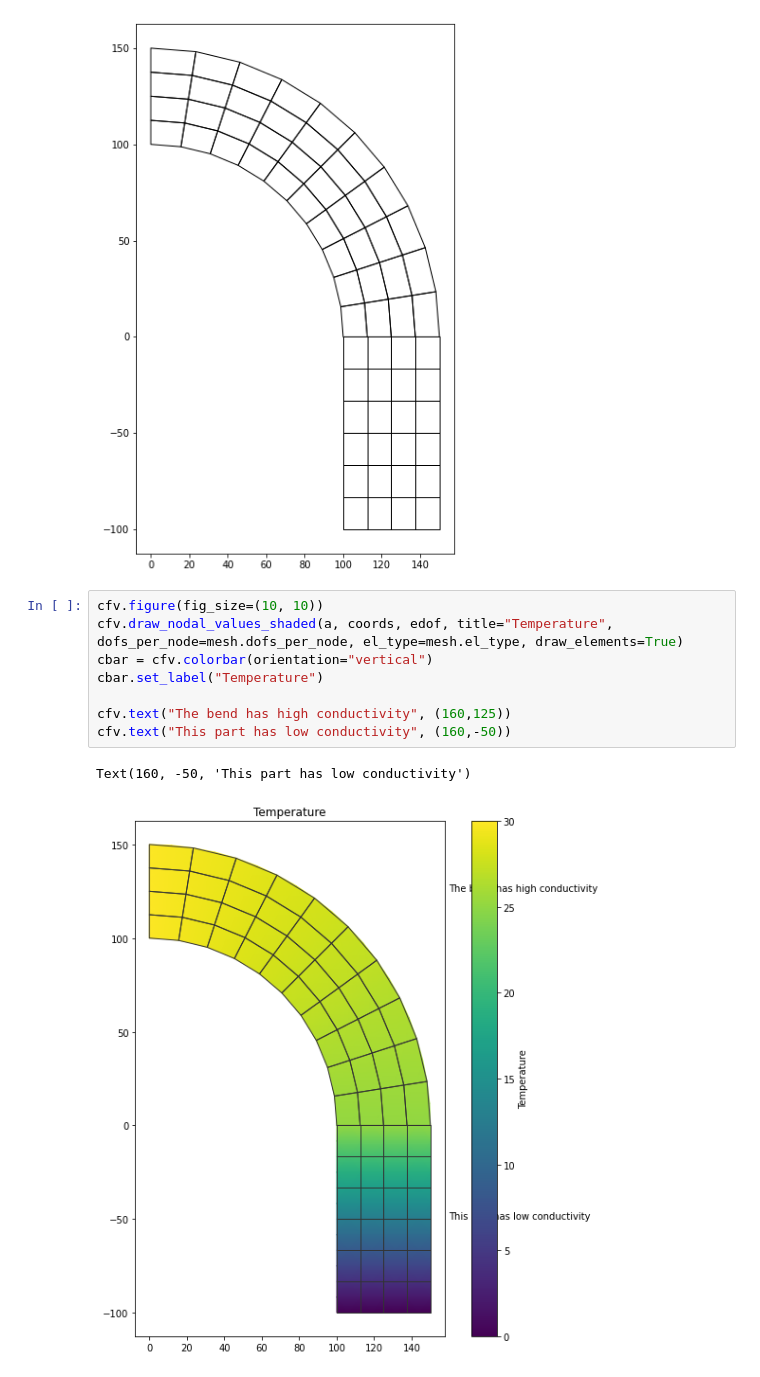
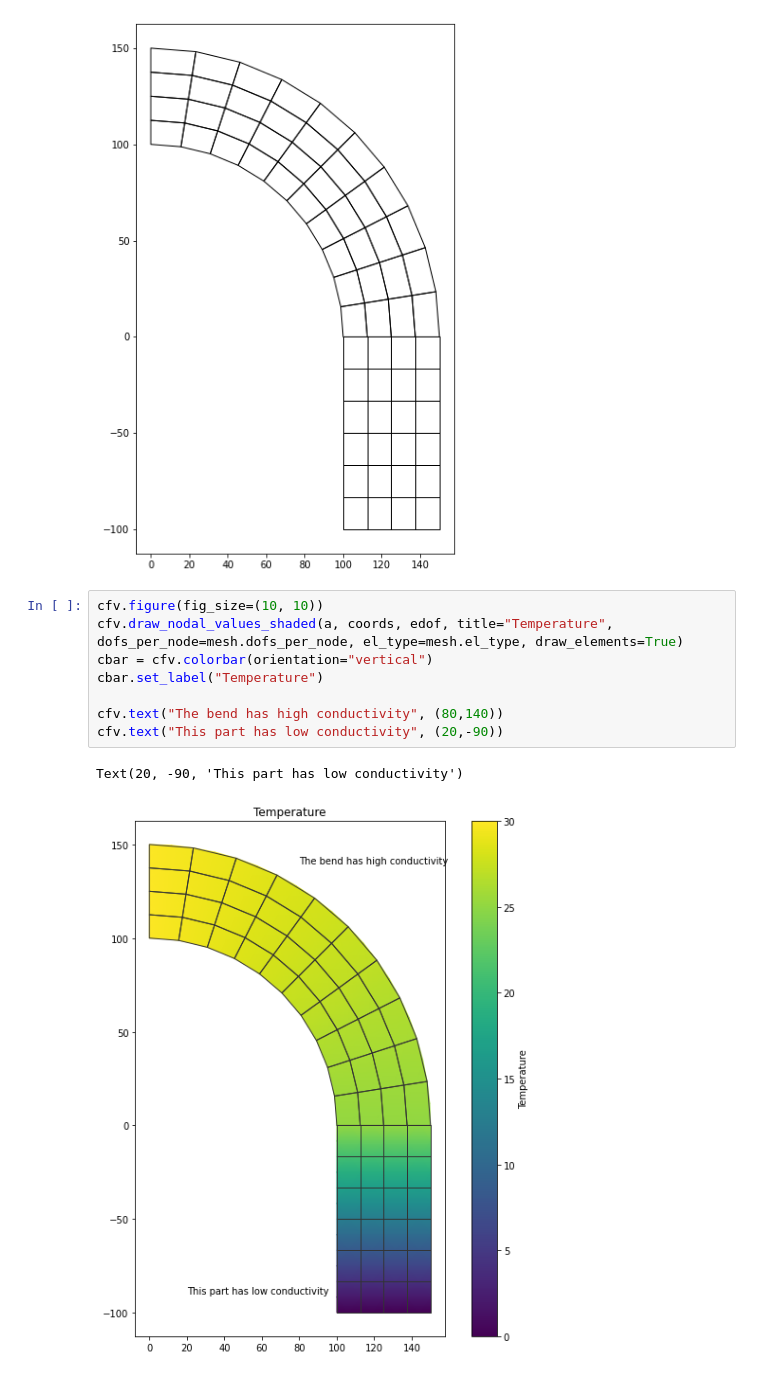
Before and after one commit to CALFEM/calfem-python, a Jupyter notebook: docs/source/examples/exm7.ipynb, the cells around one changed output. Saved outputs shown, nothing was run; the diff lists cells and outputs as text.

```diff
--- a/docs/source/examples/exm7.ipynb
+++ b/docs/source/examples/exm7.ipynb
@@ -136,11 +136,11 @@ cfv.draw_mesh(coords, edof, dofs_per_node, el_type, filled=False)
 # %%
 cfv.figure(fig_size=(10, 10))
 cfv.draw_nodal_values_shaded(a, coords, edof, title="Temperature", dofs_per_node=mesh.dofs_per_node, el_type=mesh.el_type, draw_elements=True)
 cbar = cfv.colorbar(orientation="vertical")
 cbar.set_label("Temperature")
 
-cfv.text("The bend has high conductivity", (160,125))
-cfv.text("This part has low conductivity", (160,-50))
+cfv.text("The bend has high conductivity", (80,140))
+cfv.text("This part has low conductivity", (20,-90))
 # %% [output]
-Text(160, -50, 'This part has low conductivity')
+Text(20, -90, 'This part has low conductivity')
-[figure, old version]
+[figure, new version]
```
